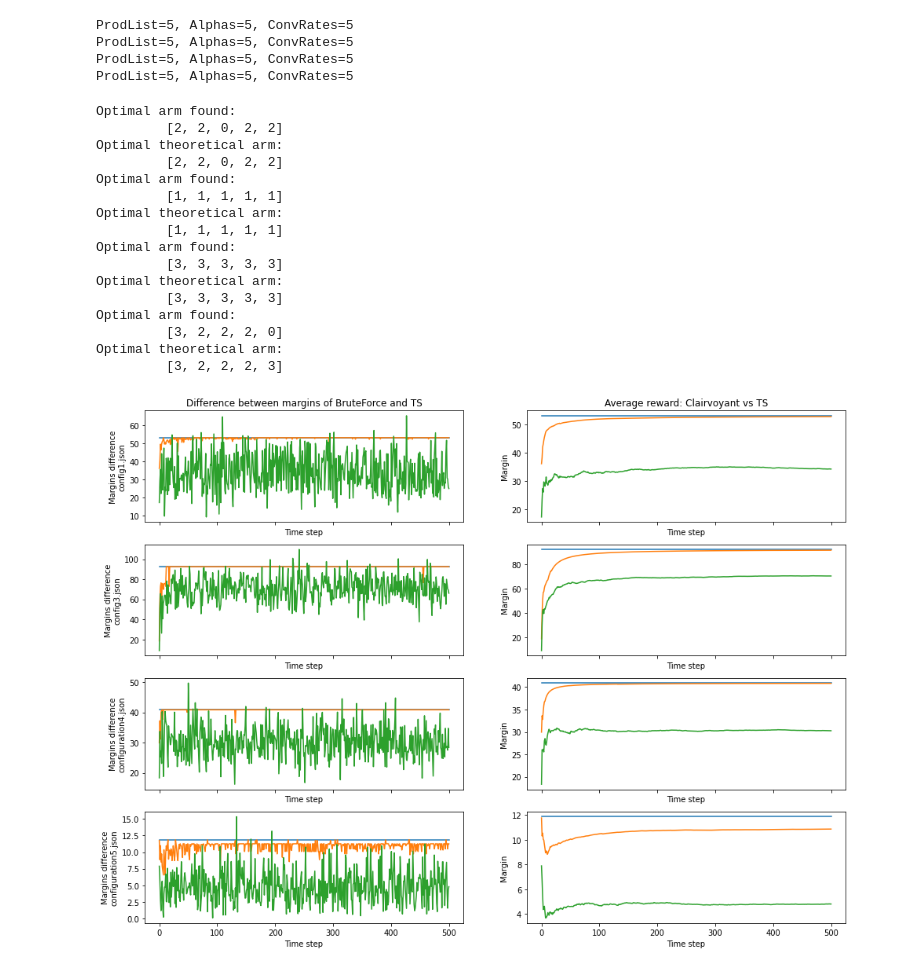
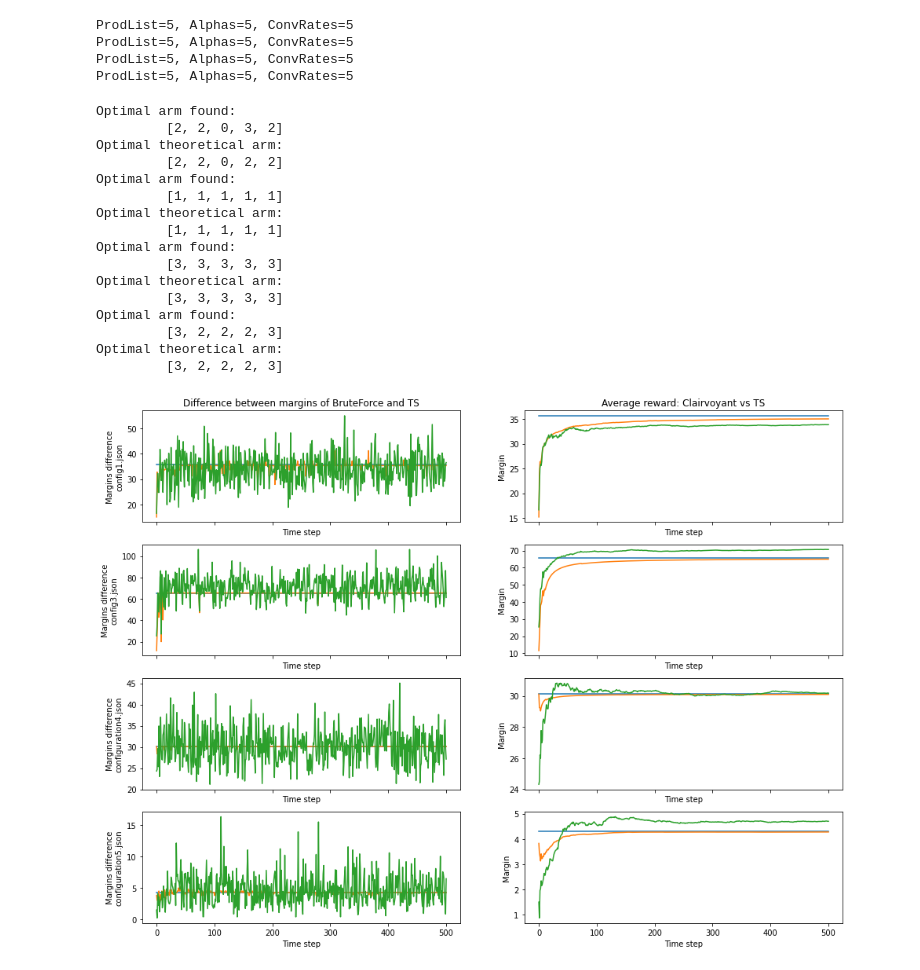
Before and after one commit to alemolteni/team4_projectOLA, a Jupyter notebook: Step3-TS.ipynb, the cells around one changed output. Saved outputs shown, nothing was run; the diff lists cells and outputs as text; code cells hidden in the pictures.

Commit message:
Fixed error in usage of parameter lambda

```diff
--- a/Step3-TS.ipynb
+++ b/Step3-TS.ipynb
@@ -35,7 +35,6 @@ n_loops = 1
 for i in range(0, len(files)):
     env.append(Environment(config_path=files[i]))
     config = mergeUserClasses([files[i]], False)[0]
-    l = config["lambda_p"]
     config_margins.append(config["marginsPerPrice"])
     optimal_arms.append(config["optimalConfig"])
     conv_rates.append(config["conversionRateLevels"])
@@ -60,7 +59,7 @@ fig, axes = plt.subplots(ncols=2, nrows=len(env), sharex=True, figsize=(16,12))
 
 for i in range(0, len(env)):
     tsLearners.append(TS_CR(margins=config_margins[i], alphas=alphas[i], secondary_prod=prod_lists[i],
-                            click_prob=click_probs[i], l=l))
+                            click_prob=click_probs[i], l=lambdas[i]))
 
     ts_learner_graph_margins = np.array([])
     ts_learner_env_margins = np.array([])
@@ -118,33 +117,33 @@ for i in range(0, len(env)):
     axes[0,0].set_title("Difference between margins of BruteForce and TS")
 
     axes[i,1].plot(x,optimal)
     cum_rews = np.cumsum(ts_learner_graph_margins)
     avg_cum_rews = np.divide(cum_rews, np.arange(1,n_experiments+1))
     axes[i,1].plot(x, avg_cum_rews)
     cum_rews = np.cumsum(ts_learner_env_margins)
     avg_cum_rews = np.divide(cum_rews, np.arange(1,n_experiments+1))
     axes[i,1].plot(x, avg_cum_rews)
     axes[i,1].set_xlabel("Time step")
     axes[i,1].set_ylabel("Margin")
     axes[0,1].set_title("Average reward: Clairvoyant vs TS")
     print("Optimal arm found:\n\t", tsLearners[i].pull_arm(), "\nOptimal theoretical arm:\n\t", optimal_arms[i])
 
 plt.show()
 # %% [output]
 Optimal arm found:
-         [2, 2, 0, 2, 2]
+         [2, 2, 0, 3, 2]
 Optimal theoretical arm:
          [2, 2, 0, 2, 2]
 Optimal arm found:
          [1, 1, 1, 1, 1]
 Optimal theoretical arm:
          [1, 1, 1, 1, 1]
 Optimal arm found:
          [3, 3, 3, 3, 3]
 Optimal theoretical arm:
          [3, 3, 3, 3, 3]
 Optimal arm found:
-         [3, 2, 2, 2, 0]
+         [3, 2, 2, 2, 3]
 Optimal theoretical arm:
          [3, 2, 2, 2, 3]
-[figure, old version]
+[figure, new version]
```
